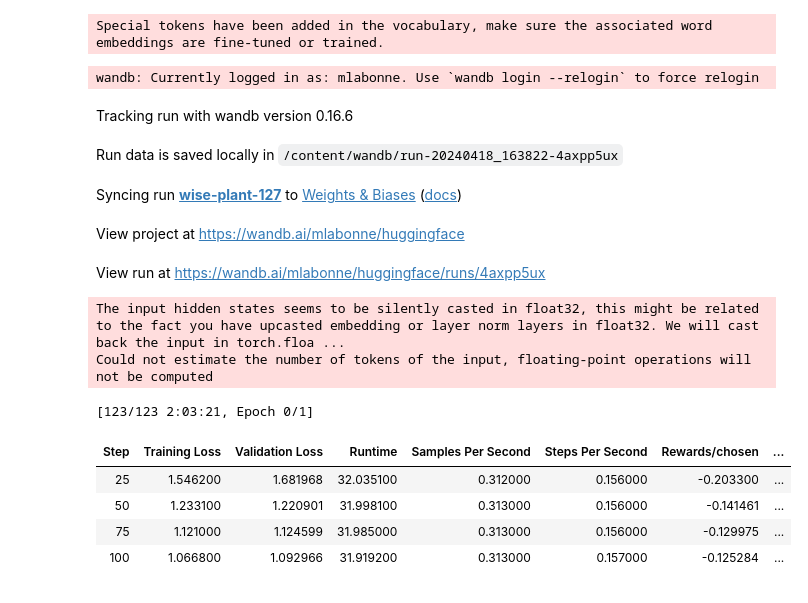
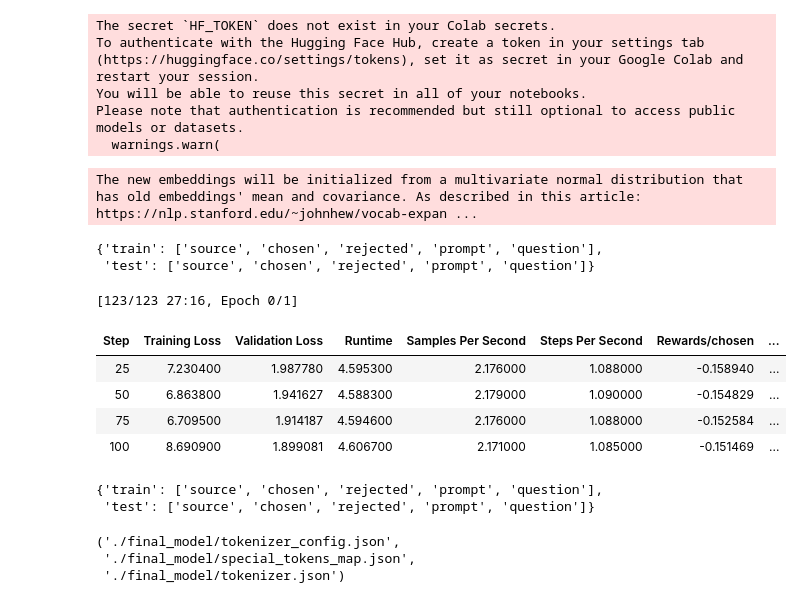
Before and after one commit to bhuvana-ak/uplimit_projects, a Jupyter notebook: Fine_tune_Llama_3.2_1B_with_ORPO.ipynb, the cells around one changed output. Drawn from its saved outputs; the diff is of its cells as text; code cells hidden in the pictures.

```diff
--- a/Fine_tune_Llama_3.2_1B_with_ORPO.ipynb
+++ b/Fine_tune_Llama_3.2_1B_with_ORPO.ipynb
@@ -75,10 +104,15 @@ tokenizer = AutoTokenizer.from_pretrained(base_model)
 model = AutoModelForCausalLM.from_pretrained(
     base_model,
     quantization_config=bnb_config,
-    device_map="auto",
-    attn_implementation=attn_implementation
-)
-model, tokenizer = setup_chat_format(model, tokenizer)
-model = prepare_model_for_kbit_training(model)
+    device_map="auto")
 # %% [output]
-Special tokens have been added in the vocabulary, make sure the associated word embeddings are fine-tuned or trained.
+The secret `HF_TOKEN` does not exist in your Colab secrets.
+To authenticate with the Hugging Face Hub, create a token in your settings tab (https://huggingface.co/settings/tokens), set it as secret in your Google Colab and restart your session.
+You will be able to reuse this secret in all of your notebooks.
+Please note that authentication is recommended but still optional to access public models or datasets.
+  warnings.warn(
+# %%
+model, tokenizer = setup_chat_format(model, tokenizer)
+model = prepare_model_for_kbit_training(model)
+# %% [output]
+The new embeddings will be initialized from a multivariate normal distribution that has old embeddings' mean and covariance. As described in this article: https://nlp.stanford.edu/~johnhew/vocab-expan ...
@@ -85,60 +144,70 @@ Special tokens have been added in the vocabulary, make sure the associated word
 # %%
-dataset_name = "mlabonne/orpo-dpo-mix-40k"
-dataset = load_dataset(dataset_name, split="all")
-dataset = dataset.shuffle(seed=42).select(range(1000)) # Only use 1000 samples for quick demo
+# dataset_name = "mlabonne/orpo-dpo-mix-40k"
+# dataset = load_dataset(dataset_name, split="all")
+# dataset = dataset.shuffle(seed=42).select(range(1000)) # Only use 1000 samples for quick demo
 
-def format_chat_template(row):
-    row["chosen"] = tokenizer.apply_chat_template(row["chosen"], tokenize=False)
-    row["rejected"] = tokenizer.apply_chat_template(row["rejected"], tokenize=False)
-    return row
+# def format_chat_template(row):
+#     row["chosen"] = tokenizer.apply_chat_template(row["chosen"], tokenize=False)
+#     row["rejected"] = tokenizer.apply_chat_template(row["rejected"], tokenize=False)
+#     return row
 
-dataset = dataset.map(
-    format_chat_template,
-    num_proc= os.cpu_count(),
-)
+# dataset = dataset.map(
+#     format_chat_template,
+#     num_proc= os.cpu_count(),
+# )
 dataset = dataset.train_test_split(test_size=0.01)
+# %%
+dataset.column_names
+# %% [output]
+{'train': ['source', 'chosen', 'rejected', 'prompt', 'question'],
+ 'test': ['source', 'chosen', 'rejected', 'prompt', 'question']}
 # %%
 orpo_args = ORPOConfig(
     learning_rate=8e-6,
     lr_scheduler_type="linear",
-    max_length=1024,
+    max_length=max_length,
     max_prompt_length=512,
     beta=0.1,
     per_device_train_batch_size=2,
     per_device_eval_batch_size=2,
     gradient_accumulation_steps=4,
     optim="paged_adamw_8bit",
     num_train_epochs=1,
     evaluation_strategy="steps",
     eval_steps=0.2,
     logging_steps=1,
     warmup_steps=10,
     report_to="wandb",
     output_dir="./results/",
 )
 
 trainer = ORPOTrainer(
     model=model,
     args=orpo_args,
     train_dataset=dataset["train"],
     eval_dataset=dataset["test"],
     peft_config=peft_config,
-    tokenizer=tokenizer,
+    processing_class=tokenizer,
 )
 trainer.train()
 trainer.save_model(new_model)
 # %% [output]
-wandb: Currently logged in as: mlabonne. Use `wandb login --relogin` to force relogin
+[123/123 27:16, Epoch 0/1]
-Tracking run with wandb version 0.16.6
-Run data is saved locally in /content/wandb/run-20240418_163822-4axpp5ux
-Syncing run wise-plant-127 to Weights & Biases (docs)
-View project at https://wandb.ai/mlabonne/huggingface
-View run at https://wandb.ai/mlabonne/huggingface/runs/4axpp5ux
-The input hidden states seems to be silently casted in float32, this might be related to the fact you have upcasted embedding or layer norm layers in float32. We will cast back the input in torch.floa ...
-Could not estimate the number of tokens of the input, floating-point operations will not be computed
-[123/123 2:03:21, Epoch 0/1]
 | Step | Training Loss | Validation Loss | Runtime | Samples Per Second | Steps Per Second | Rewards/chosen | ... |
-| 25 | 1.546200 | 1.681968 | 32.035100 | 0.312000 | 0.156000 | -0.203300 | ... |
-| 50 | 1.233100 | 1.220901 | 31.998100 | 0.313000 | 0.156000 | -0.141461 | ... |
-| 75 | 1.121000 | 1.124599 | 31.985000 | 0.313000 | 0.156000 | -0.129975 | ... |
-| 100 | 1.066800 | 1.092966 | 31.919200 | 0.313000 | 0.157000 | -0.125284 | ... |
+| 25 | 7.230400 | 1.987780 | 4.595300 | 2.176000 | 1.088000 | -0.158940 | ... |
+| 50 | 6.863800 | 1.941627 | 4.588300 | 2.179000 | 1.090000 | -0.154829 | ... |
+| 75 | 6.709500 | 1.914187 | 4.594600 | 2.176000 | 1.088000 | -0.152584 | ... |
+| 100 | 8.690900 | 1.899081 | 4.606700 | 2.171000 | 1.085000 | -0.151469 | ... |
+# %%
+dataset.column_names
+# %% [output]
+{'train': ['source', 'chosen', 'rejected', 'prompt', 'question'],
+ 'test': ['source', 'chosen', 'rejected', 'prompt', 'question']}
+# %%
+# Save the final model
+model.save_pretrained("./final_model")
+tokenizer.save_pretrained("./final_model")
+# %% [output]
+('./final_model/tokenizer_config.json',
+ './final_model/special_tokens_map.json',
+ './final_model/tokenizer.json')
```
Also changed, not shown: parts of 25 cells of this notebook.
